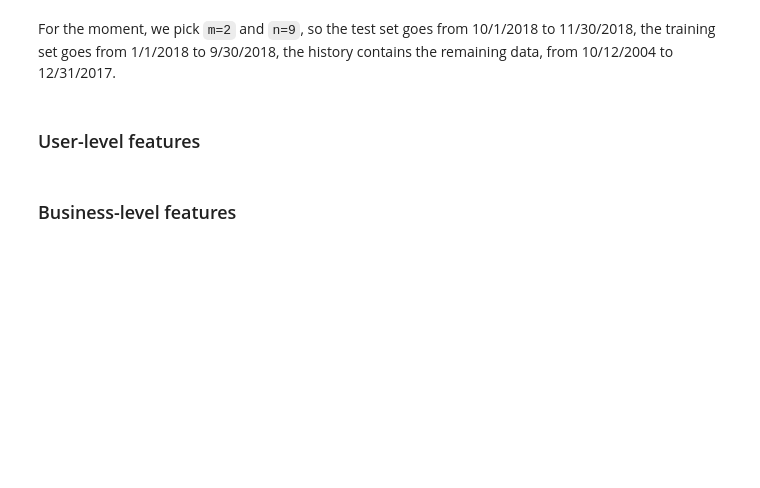
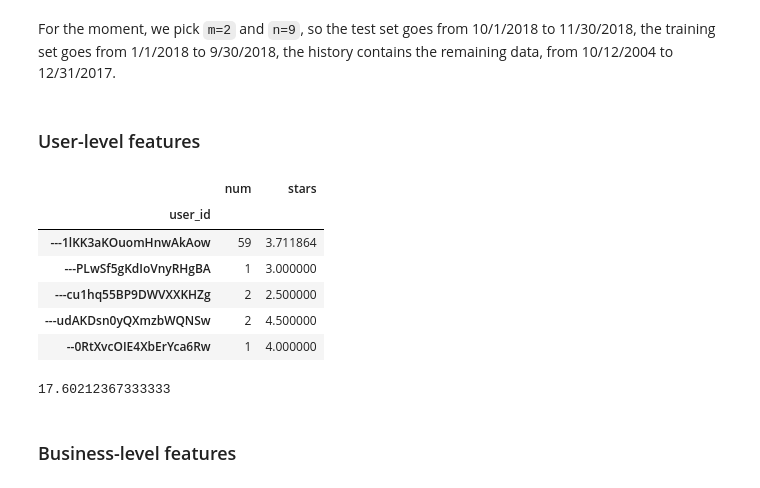
Before and after one commit to GioFic95/restaurant-recommendation-system, a Jupyter notebook: src/main_notebook.ipynb, the cells around one changed output. Cells and saved outputs as stored; diff of their text form; code cells hidden in the pictures; blank space fills up the shorter version.

Commit message:
historical features (part 3b - new time estimate)

```diff
--- a/src/main_notebook.ipynb
+++ b/src/main_notebook.ipynb
@@ -248,6 +248,47 @@ users = users.set_index('user_id')
 # %%
 grouped = review_hist.groupby('user_id')
 group_sizes = grouped['review_id'].agg(_np.size)
 group_stars = grouped['stars'].agg(_np.mean)
 grouped_reviews = _pd.DataFrame({'num':group_sizes, 'stars':group_stars})
+grouped_reviews.head()
+# %% [output]
+|  | num | stars |
+| user_id |  |  |
+| ---1lKK3aKOuomHnwAkAow | 59 | 3.711864 |
+| ---PLwSf5gKdIoVnyRHgBA | 1 | 3.000000 |
+| ---cu1hq55BP9DWVXXKHZg | 2 | 2.500000 |
+| ---udAKDsn0yQXmzbWQNSw | 2 | 4.500000 |
+| --0RtXvcOIE4XbErYca6Rw | 1 | 4.000000 |
+# %%
+import time
+import random
+import statistics
+
+current_milli_time = lambda: int(round(time.time() * 1000))
+
+def get_time(df):
+    us_id = random.choice(grouped_reviews.index)
+    x = random.randrange(1000)
+    t = current_milli_time()
+    df.loc[us_id, ["test"]] = x
+    t0 = current_milli_time()
+    return t0-t
+
+def test():
+    df = users.copy()
+    df['test'] = -1
+    times = []
+    for i in range(1000):
+         times += [get_time(df)]
+    avg_time = statistics.mean(times)
+    del df
+    return avg_time
+
+tot = len(grouped_reviews)
+x = test()
+time_millis = tot * 2 * x
+hours = time_millis/1000/60/60
+hours
+# %% [output]
+17.60212367333333
 # %%
```
Also changed, not shown: parts of 1 cell of this notebook.
